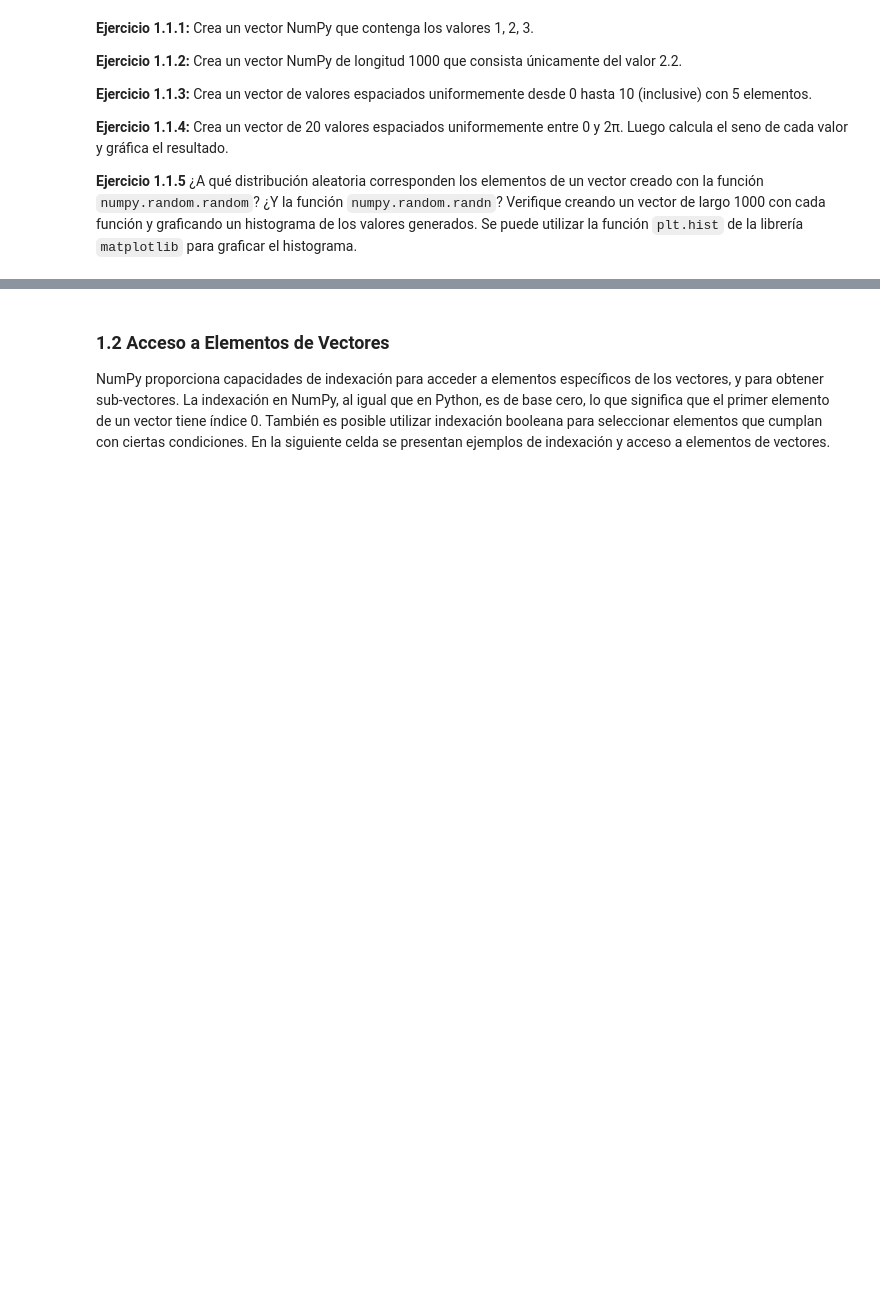
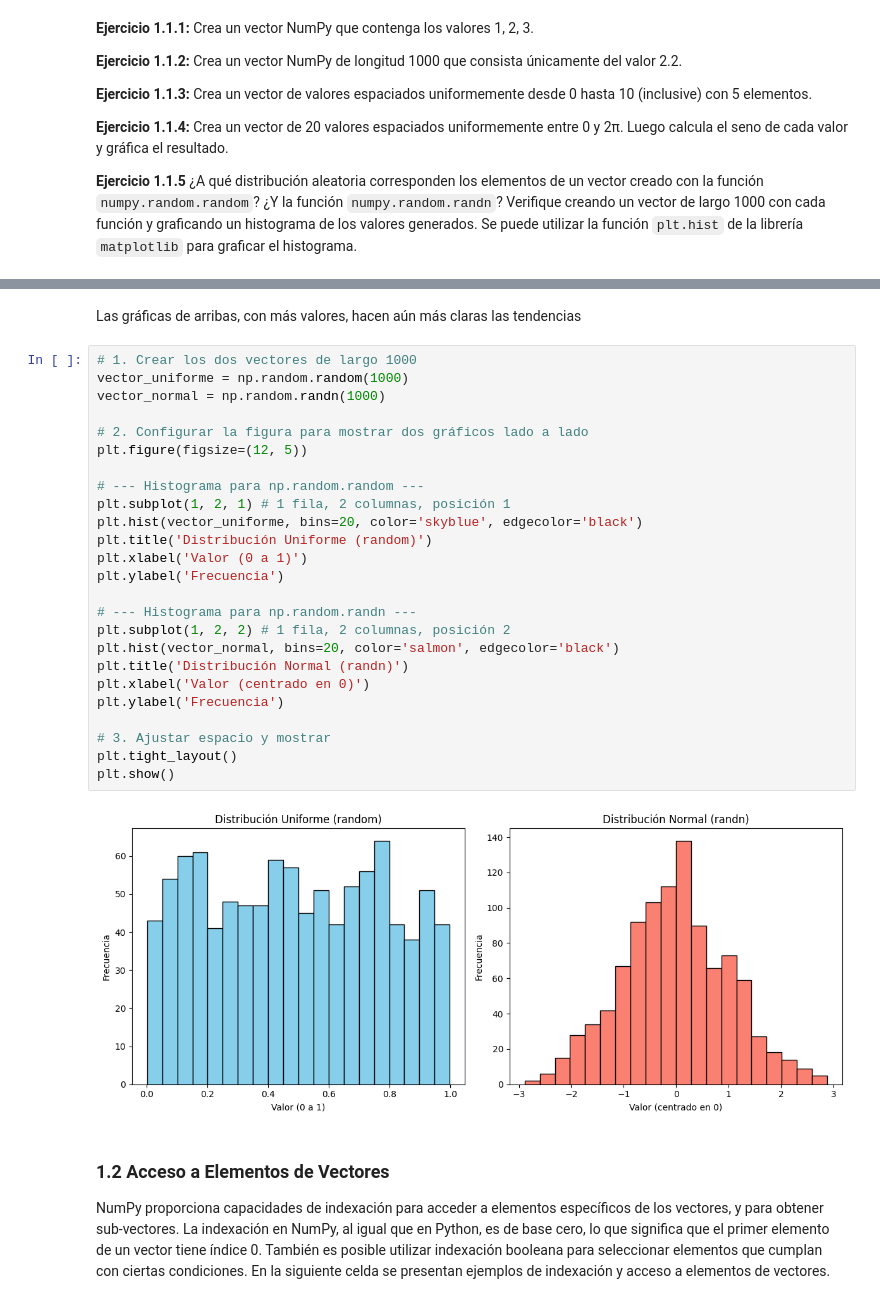
Before and after one commit to chihiroarias/Math-Machine-Learning, a Jupyter notebook: UNIT1/lab1.ipynb, the cells around one changed output, grey strips where cells are left out. Drawn from its saved outputs; the diff is of its cells as text; blank space fills up the shorter version.

```diff
--- a/UNIT1/lab1.ipynb
+++ b/UNIT1/lab1.ipynb
@@ -92,3 +213,32 @@ Error:
+# %% [markdown]
+Las gráficas de arribas, con más valores, hacen aún más claras las tendencias
+# %%
+# 1. Crear los dos vectores de largo 1000
+vector_uniforme = np.random.random(1000)
+vector_normal = np.random.randn(1000)
+
+# 2. Configurar la figura para mostrar dos gráficos lado a lado
+plt.figure(figsize=(12, 5))
+
+# --- Histograma para np.random.random ---
+plt.subplot(1, 2, 1) # 1 fila, 2 columnas, posición 1
+plt.hist(vector_uniforme, bins=20, color='skyblue', edgecolor='black')
+plt.title('Distribución Uniforme (random)')
+plt.xlabel('Valor (0 a 1)')
+plt.ylabel('Frecuencia')
+
+# --- Histograma para np.random.randn ---
+plt.subplot(1, 2, 2) # 1 fila, 2 columnas, posición 2
+plt.hist(vector_normal, bins=20, color='salmon', edgecolor='black')
+plt.title('Distribución Normal (randn)')
+plt.xlabel('Valor (centrado en 0)')
+plt.ylabel('Frecuencia')
+
+# 3. Ajustar espacio y mostrar
+plt.tight_layout()
+plt.show()
+# %% [output]
+[figure, added]
 # %% [markdown]
 ### 1.2 Acceso a Elementos de Vectores
 
```
Also changed, not shown: parts of 33 cells of this notebook.
